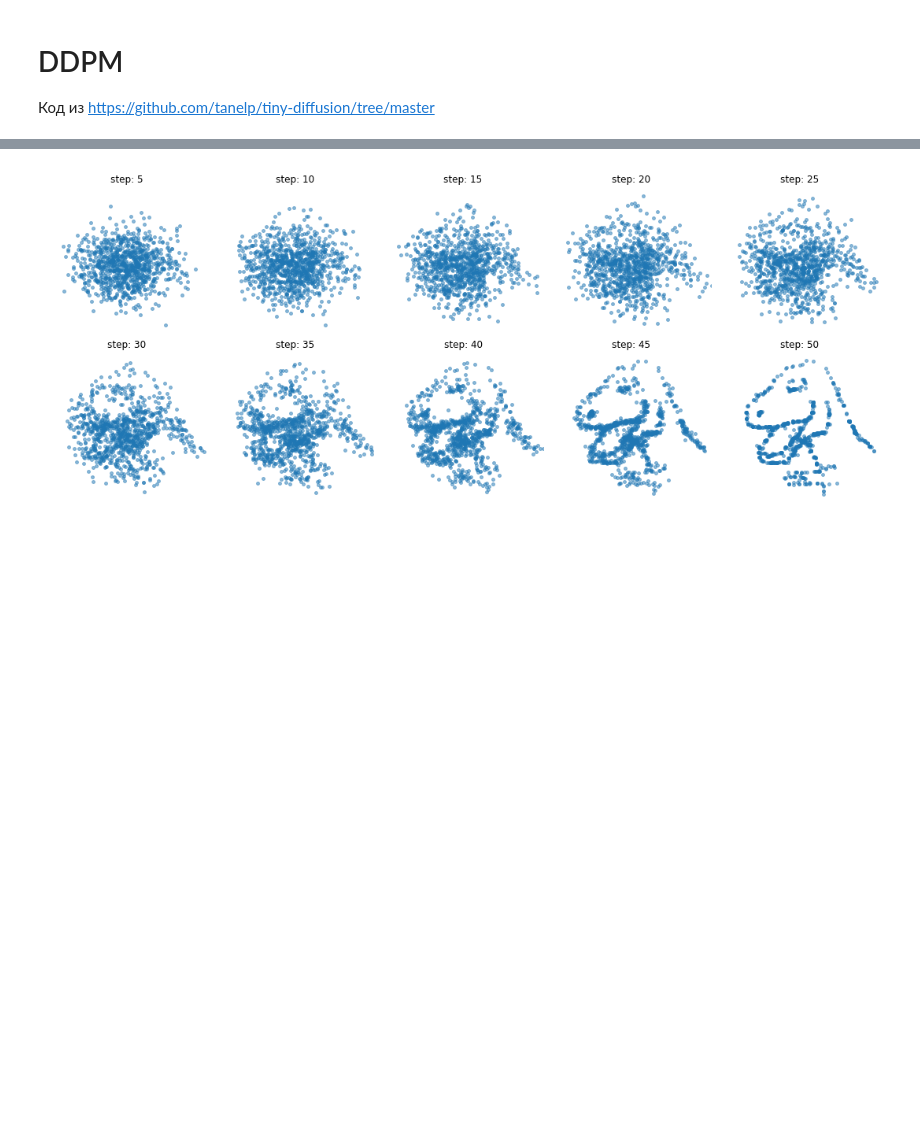
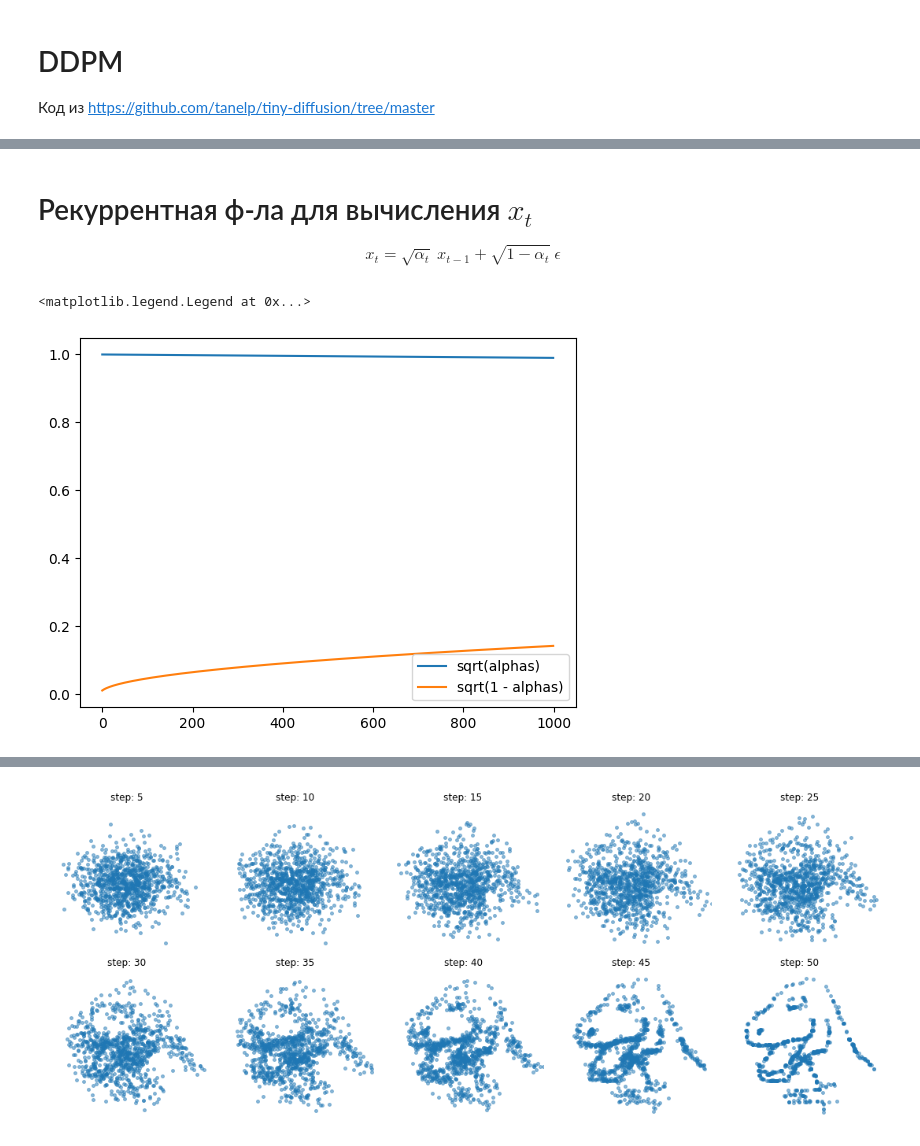
Before and after one commit to fintech-dl-hse/course, a Jupyter notebook: seminars/13_seminar_ae_diffusion.ipynb, the cells around one changed output, grey strips where cells are left out. Saved outputs shown, nothing was run; the diff lists cells and outputs as text; code cells hidden in the pictures; blank space fills up the shorter version.

```diff
--- a/seminars/13_seminar_ae_diffusion.ipynb
+++ b/seminars/13_seminar_ae_diffusion.ipynb
@@ -565,0 +478,14 @@ np.save(f"{outdir}/frames.npy", frames)
+# %% [markdown]
+# Рекуррентная ф-ла для вычисления $x_t$
+
+$$ x_t = \sqrt{ \alpha_t} \ x_{t-1} + \sqrt{1 - \alpha_t} \  \epsilon $$
+# %%
+import matplotlib.pyplot as plt
+
+plt.plot( torch.sqrt(noise_scheduler.alphas), label="sqrt(alphas)" )
+plt.plot( torch.sqrt(1 - noise_scheduler.alphas), label="sqrt(1 - alphas)" )
+
+plt.legend()
+# %% [output]
+<matplotlib.legend.Legend at 0x...>
+[figure, added]
```
Also changed, not shown: parts of 13 cells of this notebook.
